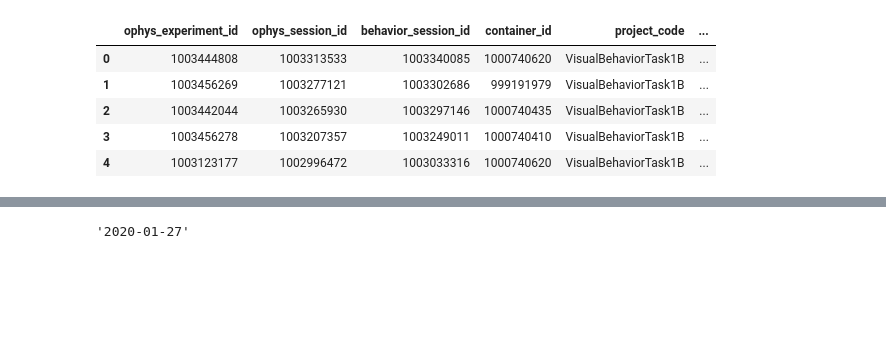
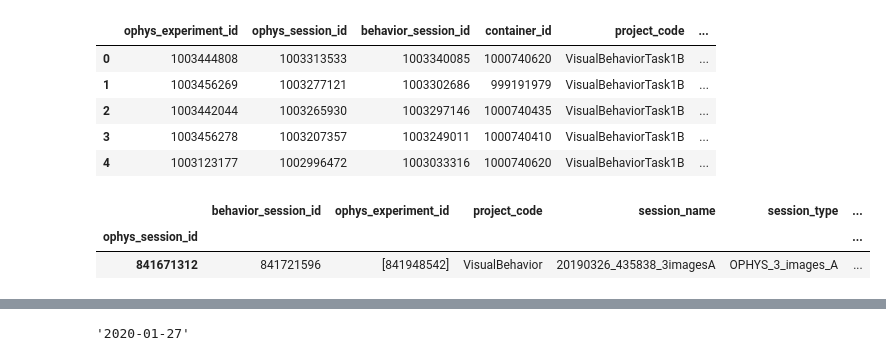
Before and after one commit to dougollerenshaw/dro, a Jupyter notebook: dro/notebooks/2020.02.07_build_container_df.ipynb, the cells around one changed output, grey strips where cells are left out. Drawn from its saved outputs; the diff is of its cells as text; code cells hidden in the pictures; blank space fills up the shorter version.

```diff
--- a/dro/notebooks/2020.02.07_build_container_df.ipynb
+++ b/dro/notebooks/2020.02.07_build_container_df.ipynb
@@ -28,3 +28,12 @@ cache.get_experiment_table().sort_values(by='date_of_acquisition',ascending=Fals
 | 2 | 1003442044 | 1003265930 | 1003297146 | 1000740435 | VisualBehaviorTask1B | ... |
 | 3 | 1003456278 | 1003207357 | 1003249011 | 1000740410 | VisualBehaviorTask1B | ... |
 | 4 | 1003123177 | 1002996472 | 1003033316 | 1000740620 | VisualBehaviorTask1B | ... |
+# %%
+oeid = 841948542
+session_table = cache.get_session_table()
+session_table['oeid'] = session_table['ophys_experiment_id'].map(lambda oeids: oeids[0])
+session_table.query('oeid == @oeid')
+# %% [output]
+|  | behavior_session_id | ophys_experiment_id | project_code | session_name | session_type | ... |
+| ophys_session_id |  |  |  |  |  | ... |
+| 841671312 | 841721596 | [841948542] | VisualBehavior | 20190326_435838_3imagesA | OPHYS_3_images_A | ... |
```
Also changed, not shown: parts of 4 cells of this notebook, 21 other files.
